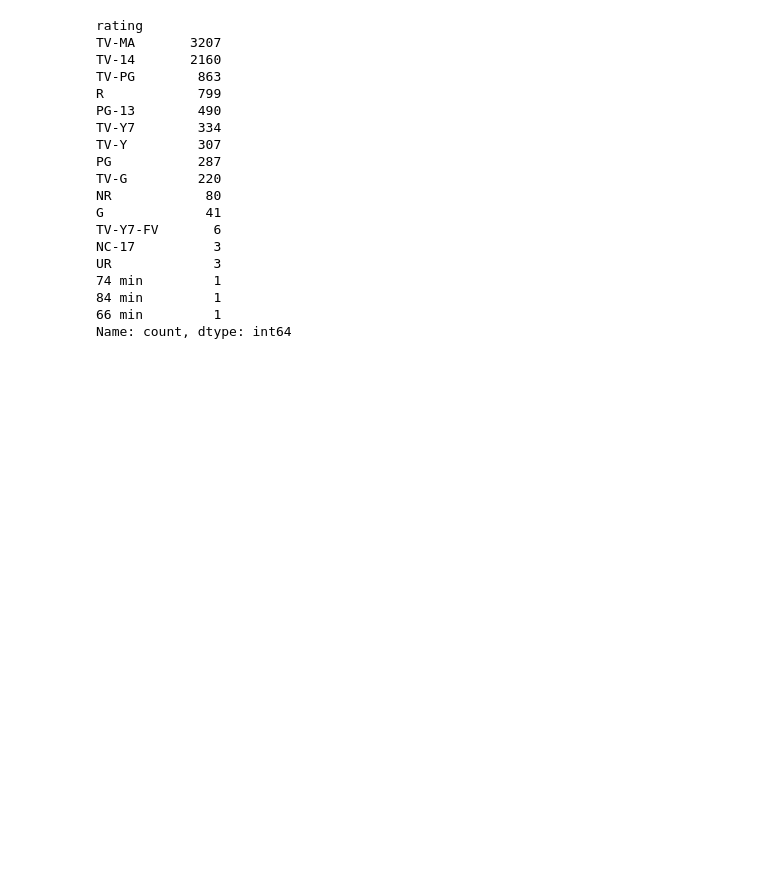
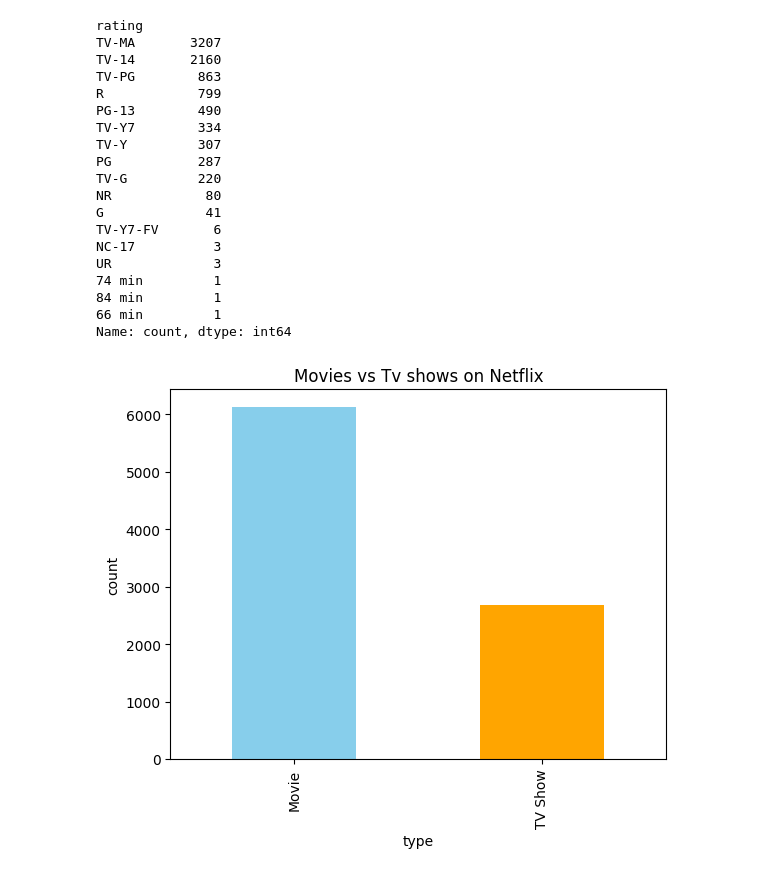
Before and after one commit to Venusvasan/My-journey, a Jupyter notebook: Notebooks/Netflix_Load.ipynb, the cells around one changed output. Cells and saved outputs as stored; diff of their text form; code cells hidden in the pictures; blank space fills up the shorter version.

Commit message:
Added visualisations

```diff
--- a/Notebooks/Netflix_Load.ipynb
+++ b/Notebooks/Netflix_Load.ipynb
@@ -83,0 +88,8 @@ Name: count, dtype: int64
+# %%
+df['type'].value_counts().plot(kind ='bar',color =['skyblue','Orange'])
+plt.title("Movies vs Tv shows on Netflix")
+plt.xlabel('type')
+plt.ylabel('count')
+plt.show()
+# %% [output]
+[figure, added]
```
Also changed, not shown: parts of 2 cells of this notebook.
